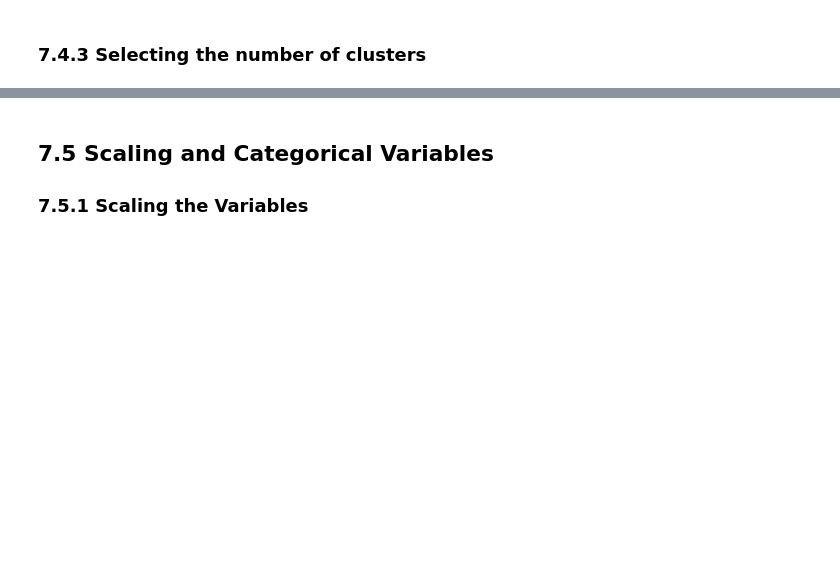
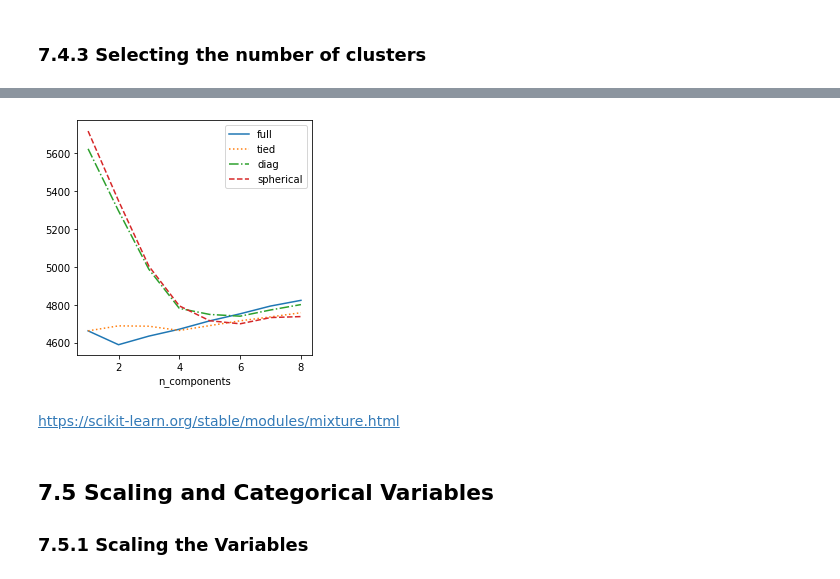
Before and after one commit to young-hwanlee/my-practical-statistics-for-data-scientists, a Jupyter notebook: Chapter_7_Unsupervised_Learning.ipynb, the cells around one changed output, grey strips where cells are left out. Cells and saved outputs as stored; diff of their text form; code cells hidden in the pictures; blank space fills up the shorter version.

```diff
--- a/Chapter_7_Unsupervised_Learning.ipynb
+++ b/Chapter_7_Unsupervised_Learning.ipynb
@@ -561,3 +638,16 @@ plt.show()
+# %%
+fig, ax = plt.subplots(figsize=(4, 4))
+for i, covariance_type in enumerate(covariance_types):
+    subset = results.loc[results.covariance_type == covariance_type, :]
+    subset.plot(x='n_components', y='bic', ax=ax, label=covariance_type,
+                kind='line', style=styles[i], color=colors[i])
+
+plt.tight_layout()
+plt.show()
+# %% [output]
+[figure, added]
+# %% [markdown]
+https://scikit-learn.org/stable/modules/mixture.html
 # %% [markdown]
 ## **7.5 Scaling and Categorical Variables**
 ### **7.5.1 Scaling the Variables**
```
Also changed, not shown: parts of 28 cells of this notebook.
